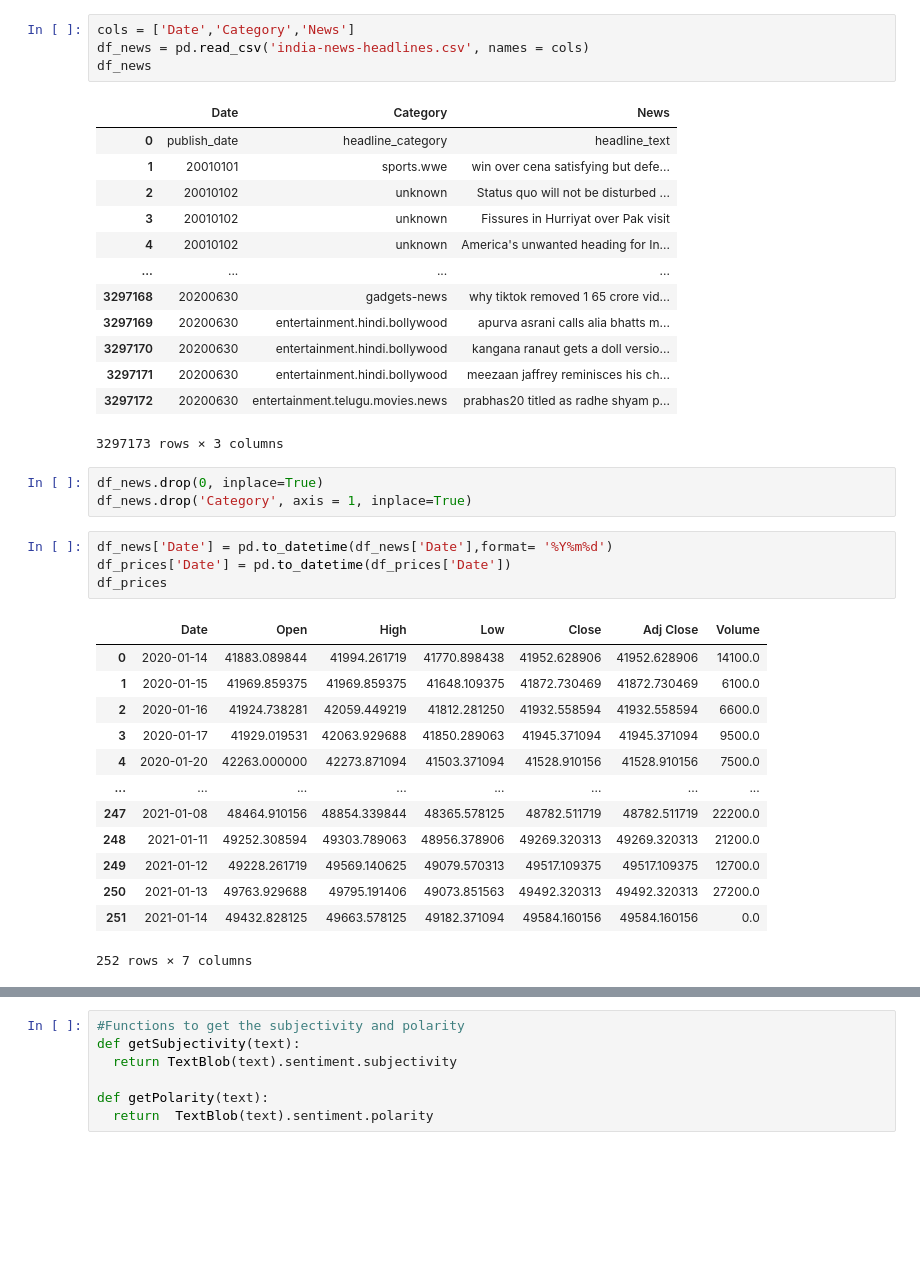
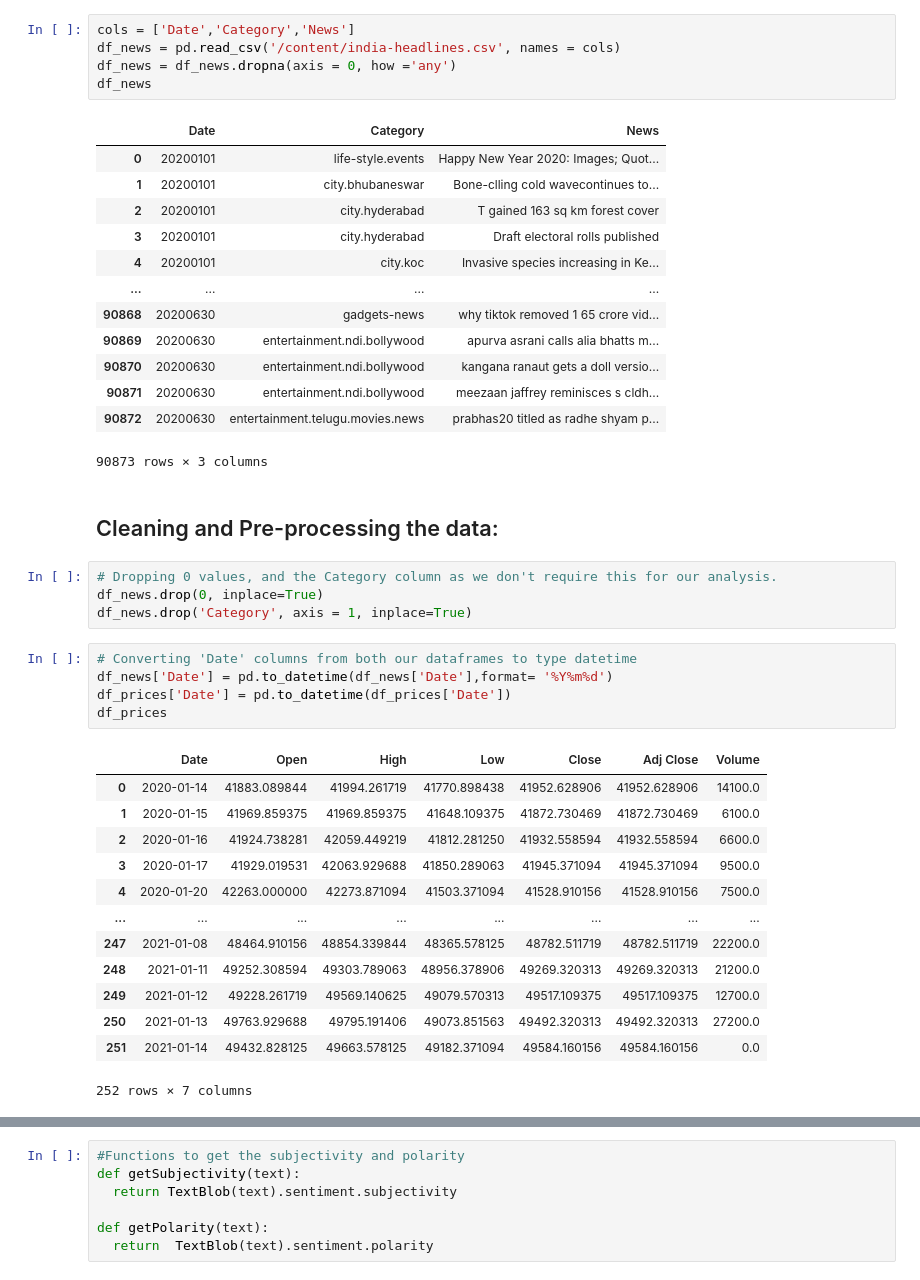
Before and after one commit to Riyabelle25/Stock-Market-Prediction-using-Numerical-and-Textual-Analysis, a Jupyter notebook: TSF.ipynb, the cells around one changed output, grey strips where cells are left out. Saved outputs shown, nothing was run; the diff lists cells and outputs as text; blank space fills up the shorter version.

```diff
--- a/TSF.ipynb
+++ b/TSF.ipynb
@@ -58,26 +59,31 @@ df_prices
 252 rows × 7 columns
 # %%
 cols = ['Date','Category','News']
-df_news = pd.read_csv('india-news-headlines.csv', names = cols)
+df_news = pd.read_csv('/content/india-headlines.csv', names = cols)
+df_news = df_news.dropna(axis = 0, how ='any')
 df_news
 # %% [output]
 |  | Date | Category | News |
-| 0 | publish_date | headline_category | headline_text |
-| 1 | 20010101 | sports.wwe | win over cena satisfying but defe... |
-| 2 | 20010102 | unknown | Status quo will not be disturbed ... |
-| 3 | 20010102 | unknown | Fissures in Hurriyat over Pak visit |
-| 4 | 20010102 | unknown | America's unwanted heading for In... |
+| 0 | 20200101 | life-style.events | Happy New Year 2020: Images; Quot... |
+| 1 | 20200101 | city.bhubaneswar | Bone-clling cold wavecontinues to... |
+| 2 | 20200101 | city.hyderabad | T gained 163 sq km forest cover |
+| 3 | 20200101 | city.hyderabad | Draft electoral rolls published |
+| 4 | 20200101 | city.koc | Invasive species increasing in Ke... |
 | ... | ... | ... | ... |
-| 3297168 | 20200630 | gadgets-news | why tiktok removed 1 65 crore vid... |
-| 3297169 | 20200630 | entertainment.hindi.bollywood | apurva asrani calls alia bhatts m... |
-| 3297170 | 20200630 | entertainment.hindi.bollywood | kangana ranaut gets a doll versio... |
-| 3297171 | 20200630 | entertainment.hindi.bollywood | meezaan jaffrey reminisces his ch... |
-| 3297172 | 20200630 | entertainment.telugu.movies.news | prabhas20 titled as radhe shyam p... |
+| 90868 | 20200630 | gadgets-news | why tiktok removed 1 65 crore vid... |
+| 90869 | 20200630 | entertainment.ndi.bollywood | apurva asrani calls alia bhatts m... |
+| 90870 | 20200630 | entertainment.ndi.bollywood | kangana ranaut gets a doll versio... |
+| 90871 | 20200630 | entertainment.ndi.bollywood | meezaan jaffrey reminisces s cldh... |
+| 90872 | 20200630 | entertainment.telugu.movies.news | prabhas20 titled as radhe shyam p... |
-3297173 rows × 3 columns
+90873 rows × 3 columns
+# %% [markdown]
+## Cleaning and Pre-processing the data:
 # %%
+# Dropping 0 values, and the Category column as we don't require this for our analysis.
 df_news.drop(0, inplace=True)
 df_news.drop('Category', axis = 1, inplace=True)
 # %%
+# Converting 'Date' columns from both our dataframes to type datetime
 df_news['Date'] = pd.to_datetime(df_news['Date'],format= '%Y%m%d')
 df_prices['Date'] = pd.to_datetime(df_prices['Date'])
 df_prices
```
Also changed, not shown: parts of 26 cells of this notebook.
